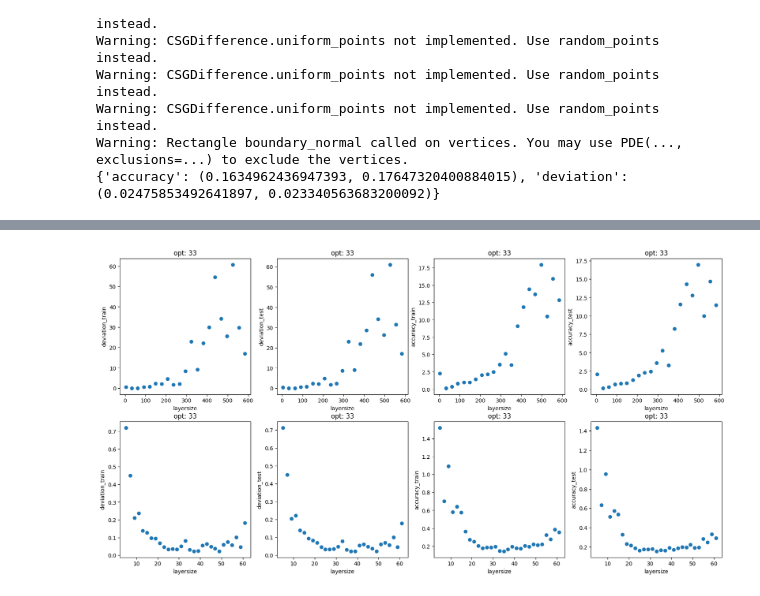
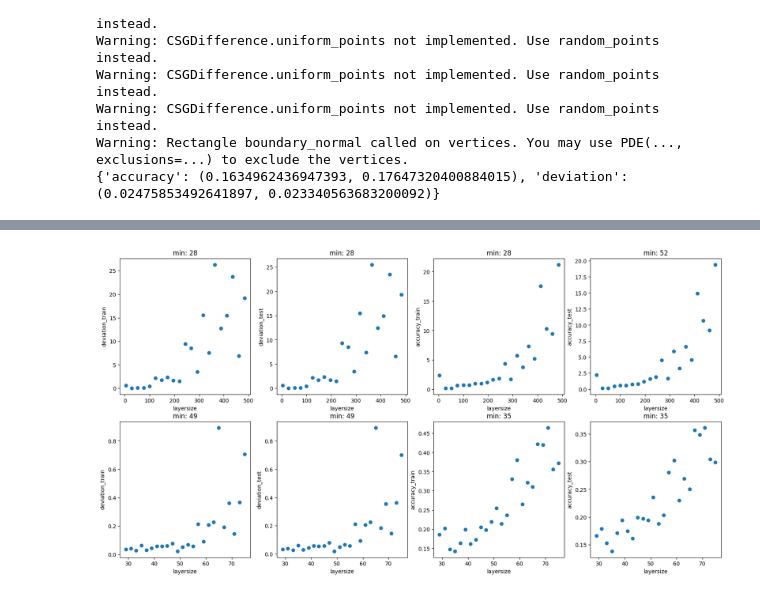
Before and after one commit to delimarr/ip5_code, a Jupyter notebook: elm.ipynb, the cells around one changed output, grey strips where cells are left out. Saved outputs shown, nothing was run; the diff lists cells and outputs as text; code cells hidden in the pictures.

```diff
--- a/elm.ipynb
+++ b/elm.ipynb
@@ -382,13 +378,13 @@ Warning: CSGDifference.uniform_points not implemented. Use random_points instead
 Warning: Rectangle boundary_normal called on vertices. You may use PDE(..., exclusions=...) to exclude the vertices.
 {'accuracy': (0.1634962436947393, 0.17647320400884015), 'deviation': (0.02475853492641897, 0.023340563683200092)}
 # %%
-# layers
+# find best layersize
 num_dom = 250
-num_bnd = 90
-num_tst = 340
+num_bnd = 85
+num_tst = 380
 rcond = 1e-10
 start = 4
-stop = 600
+stop = 500
 points = 20
 step = int((stop - start)/points)
 
@@ -426,10 +422,13 @@ for r in range(runs):
         plt.xlabel("layersize")
         plt.ylabel(metric)
         min_l = res[r]["min_l"]
-        plt.title(f"opt: {min_l[0]}")
+        layers = res[r]["layersizes"]
+        min_l = layers[np.argmin(res[r][metric])]
+        plt.title(f"min: {min_l[0]}")
         plt.scatter(res[r]["layersizes"], res[r][metric])
 
-opt_layers: int = res[-1]["min_l"]
+layers = res[-1]["layersizes"]
+opt_layers: int = layers[np.argmin(res[-1]["accuracy_test"])]
 # %% [output]
 Warning: CSGDifference.uniform_points not implemented. Use random_points instead.
 Warning: CSGDifference.uniform_points not implemented. Use random_points instead.
@@ -447,6 +446,6 @@ Warning: CSGDifference.uniform_points not implemented. Use random_points instead
 Warning: CSGDifference.uniform_points not implemented. Use random_points instead.
 Warning: CSGDifference.uniform_points not implemented. Use random_points instead.
 Warning: CSGDifference.uniform_points not implemented. Use random_points instead.
 Warning: Rectangle boundary_normal called on vertices. You may use PDE(..., exclusions=...) to exclude the vertices.
-[figure, old version]
+[figure, new version]
 # %%
```
Also changed, not shown: parts of 7 cells of this notebook.
